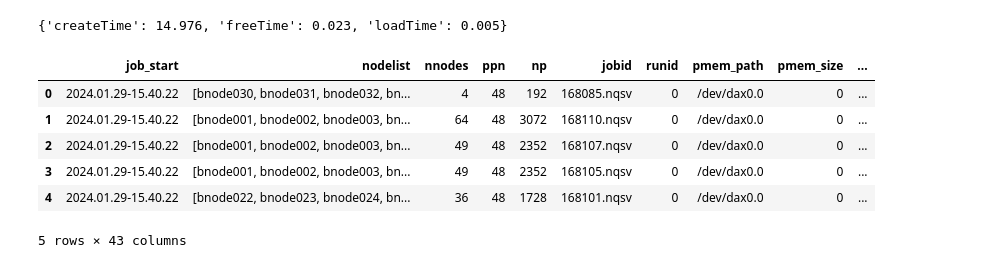
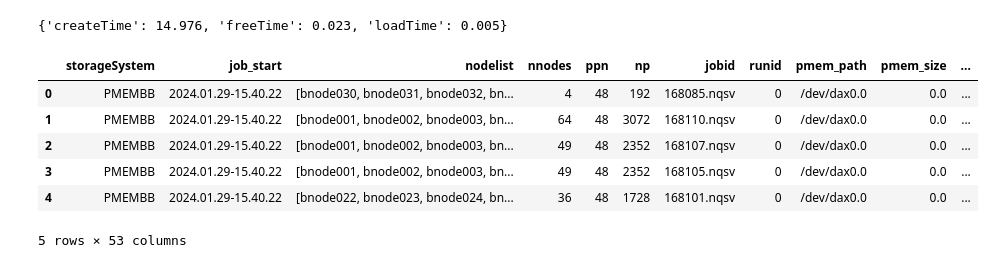
Before and after one commit to tsukuba-hpcs/mpiio-pmembb, a Jupyter notebook: src/rdbench/rdbench.ipynb, the cells around one changed output. Drawn from its saved outputs; the diff is of its cells as text; code cells hidden in the pictures.

```diff
--- a/src/rdbench/rdbench.ipynb
+++ b/src/rdbench/rdbench.ipynb
@@ -67,7 +67,11 @@ default_metadata={
 }
 
 job_group = (
-    ("rdbench-pmembb/2024.01.29-15.40.22-nosync", {}),
+    ("rdbench-pmembb/2024.01.29-15.40.22-nosync", {"storageSystem": "PMEMBB"}),
+    ("rdbench-beeond/2024.02.19-16.31.53-default", {}),
+    ("rdbench-lustre/2024.02.21-14.28.22-default", {}),
+    ("rdbench-chfs/2024.02.22-23.25.04-default", {}),
+    ("rdbench-chfs/2024.02.22-23.25.54-default", {}),
 )
 
 def job_dirs(job_group_dir: str):
@@ -138,40 +142,40 @@ for job_group_dir,metadata in job_group:
 #         "Parameters_filePerProc": "fpp",
 #         "Parameters_reorderTasks": "reorder",
 #         "summary_API": "api",
 #         "result_access": "access",
 #         "result_bwMiB": "bwMiB",
 #         "result_openTime": "openTime",
 #         "result_wrRdTime": "wrRdTime",
 #         "result_closeTime": "closeTime",
 #         "result_totalTime": "totalTime",
 #     }, axis=1)
 #     .astype({"fpp": bool, "reorder": bool,})
 #     .assign(bwGB=lambda x: x["bwMiB"] * 2**20 / 10**9)
 # )
 # df_src["label"] = np.select([
 #     (df_src["access"] == "write"),
 #     (df_src["access"] == "read") & (df_src["reorder"] == True),
 #     (df_src["access"] == "read") & (df_src["reorder"] == False),
 # ], ["Write", "Read (remote)", "Read (local)"])
 
 
 df_src = (
     pd.DataFrame(src)
     .drop(columns=[
         'phaseDurationsSec',
     ])
     .assign(bwGB=lambda x: x['writeBandwidthByte'] / 1000**3)
 )
 
 df_src.head()
 # %% [output]
-|  | job_start | nodelist | nnodes | ppn | np | jobid | runid | pmem_path | pmem_size | ... |
-| 0 | 2024.01.29-15.40.22 | [bnode030, bnode031, bnode032, bn... | 4 | 48 | 192 | 168085.nqsv | 0 | /dev/dax0.0 | 0 | ... |
-| 1 | 2024.01.29-15.40.22 | [bnode001, bnode002, bnode003, bn... | 64 | 48 | 3072 | 168110.nqsv | 0 | /dev/dax0.0 | 0 | ... |
-| 2 | 2024.01.29-15.40.22 | [bnode001, bnode002, bnode003, bn... | 49 | 48 | 2352 | 168107.nqsv | 0 | /dev/dax0.0 | 0 | ... |
-| 3 | 2024.01.29-15.40.22 | [bnode001, bnode002, bnode003, bn... | 49 | 48 | 2352 | 168105.nqsv | 0 | /dev/dax0.0 | 0 | ... |
-| 4 | 2024.01.29-15.40.22 | [bnode022, bnode023, bnode024, bn... | 36 | 48 | 1728 | 168101.nqsv | 0 | /dev/dax0.0 | 0 | ... |
+|  | storageSystem | job_start | nodelist | nnodes | ppn | np | jobid | runid | pmem_path | pmem_size | ... |
+| 0 | PMEMBB | 2024.01.29-15.40.22 | [bnode030, bnode031, bnode032, bn... | 4 | 48 | 192 | 168085.nqsv | 0 | /dev/dax0.0 | 0.0 | ... |
+| 1 | PMEMBB | 2024.01.29-15.40.22 | [bnode001, bnode002, bnode003, bn... | 64 | 48 | 3072 | 168110.nqsv | 0 | /dev/dax0.0 | 0.0 | ... |
+| 2 | PMEMBB | 2024.01.29-15.40.22 | [bnode001, bnode002, bnode003, bn... | 49 | 48 | 2352 | 168107.nqsv | 0 | /dev/dax0.0 | 0.0 | ... |
+| 3 | PMEMBB | 2024.01.29-15.40.22 | [bnode001, bnode002, bnode003, bn... | 49 | 48 | 2352 | 168105.nqsv | 0 | /dev/dax0.0 | 0.0 | ... |
+| 4 | PMEMBB | 2024.01.29-15.40.22 | [bnode022, bnode023, bnode024, bn... | 36 | 48 | 1728 | 168101.nqsv | 0 | /dev/dax0.0 | 0.0 | ... |
-5 rows × 43 columns
+5 rows × 53 columns
 # %%
 df = df_src
 
```
Also changed, not shown: parts of 4 cells of this notebook, 7 other files.
